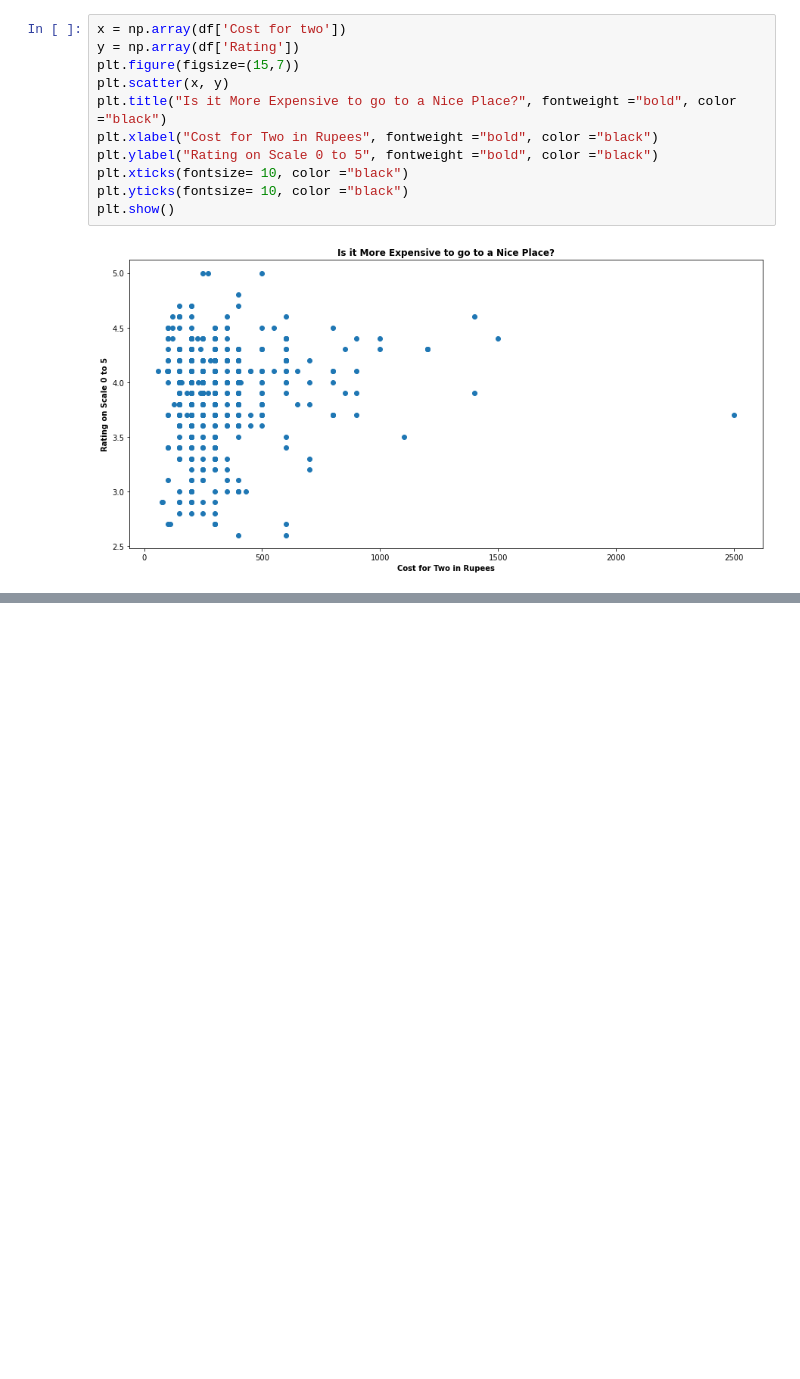
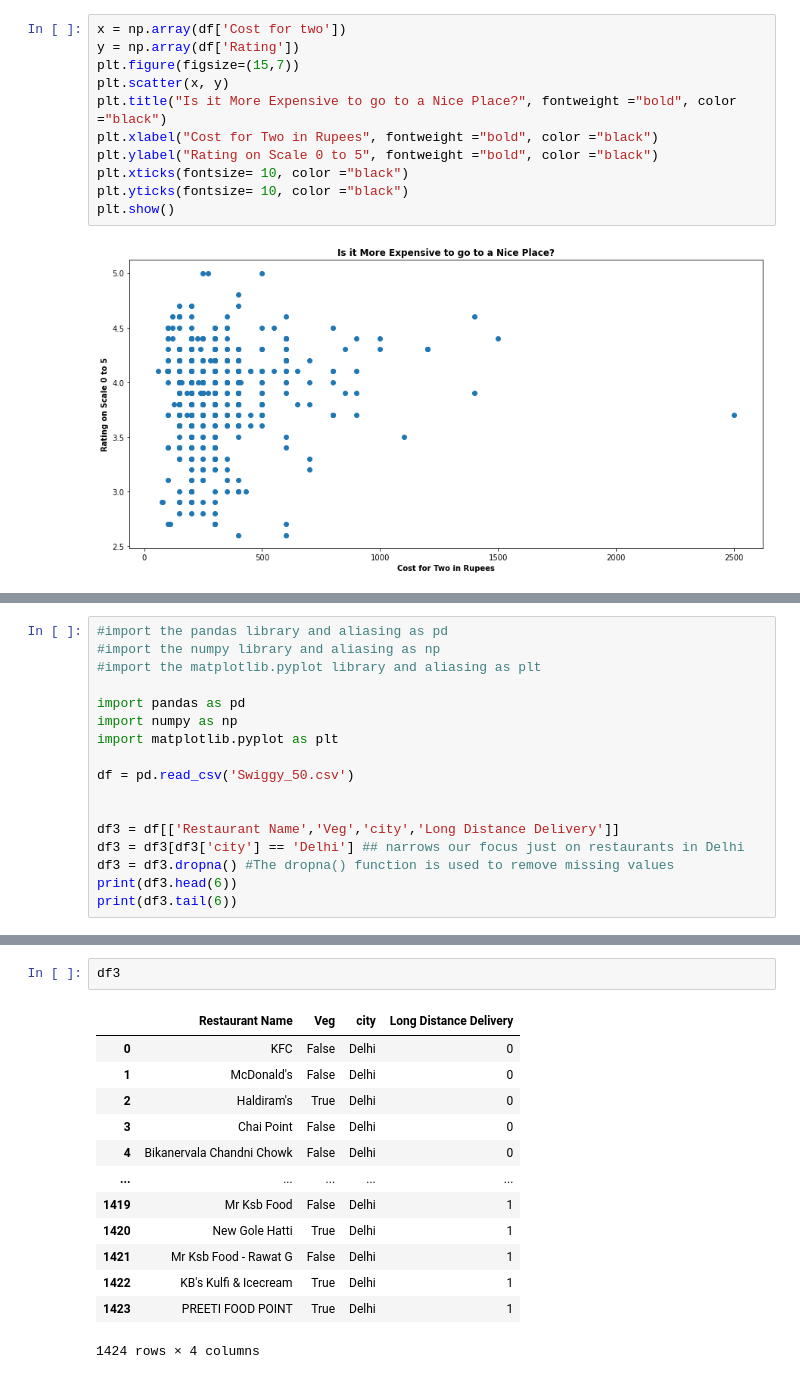
Before and after one commit to mcook465/Swiggy-Restaurants-Top-50-Cities-Analysis, a Jupyter notebook: Swiggy 50 Data Analysis (Python).ipynb, the cells around one changed output, grey strips where cells are left out. Saved outputs shown, nothing was run; the diff lists cells and outputs as text; blank space fills up the shorter version.

```diff
--- a/Swiggy 50 Data Analysis (Python).ipynb
+++ b/Swiggy 50 Data Analysis (Python).ipynb
@@ -210,0 +242,17 @@ Insight Box 3
+# %%
+#import the pandas library and aliasing as pd
+#import the numpy library and aliasing as np
+#import the matplotlib.pyplot library and aliasing as plt
+
+import pandas as pd
+import numpy as np
+import matplotlib.pyplot as plt
+
+df = pd.read_csv('Swiggy_50.csv')
+
+
+df3 = df[['Restaurant Name','Veg','city','Long Distance Delivery']]
+df3 = df3[df3['city'] == 'Delhi'] ## narrows our focus just on restaurants in Delhi
+df3 = df3.dropna() #The dropna() function is used to remove missing values
+print(df3.head(6))
+print(df3.tail(6))
@@ -210,0 +274,16 @@ Insight Box 3
+# %%
+df3
+# %% [output]
+|  | Restaurant Name | Veg | city | Long Distance Delivery |
+| 0 | KFC | False | Delhi | 0 |
+| 1 | McDonald's | False | Delhi | 0 |
+| 2 | Haldiram's | True | Delhi | 0 |
+| 3 | Chai Point | False | Delhi | 0 |
+| 4 | Bikanervala Chandni Chowk | False | Delhi | 0 |
+| ... | ... | ... | ... | ... |
+| 1419 | Mr Ksb Food | False | Delhi | 1 |
+| 1420 | New Gole Hatti | True | Delhi | 1 |
+| 1421 | Mr Ksb Food - Rawat G | False | Delhi | 1 |
+| 1422 | KB's Kulfi & Icecream | True | Delhi | 1 |
+| 1423 | PREETI FOOD POINT | True | Delhi | 1 |
+1424 rows × 4 columns
```
Also changed, not shown: parts of 45 cells of this notebook, 1 other file.
